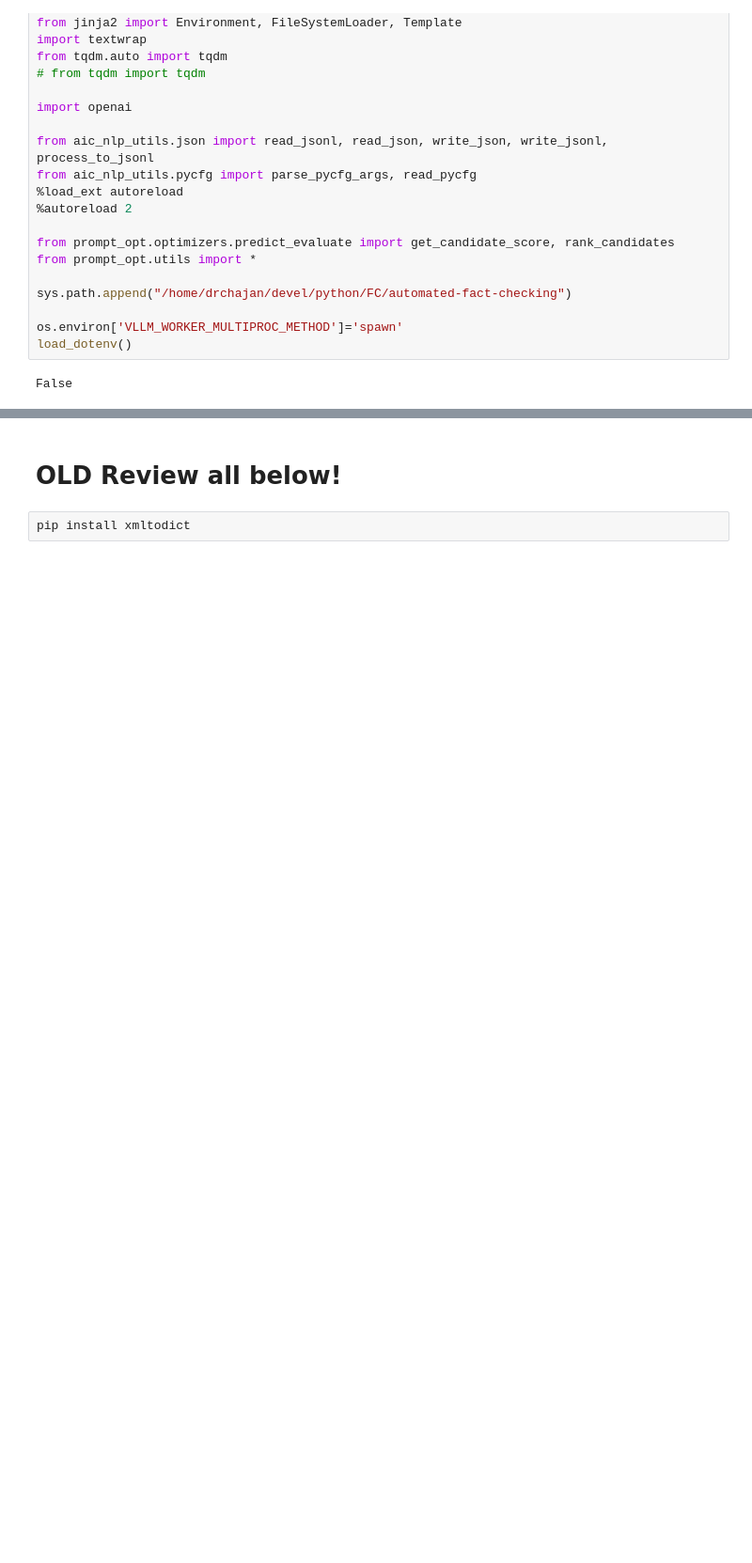
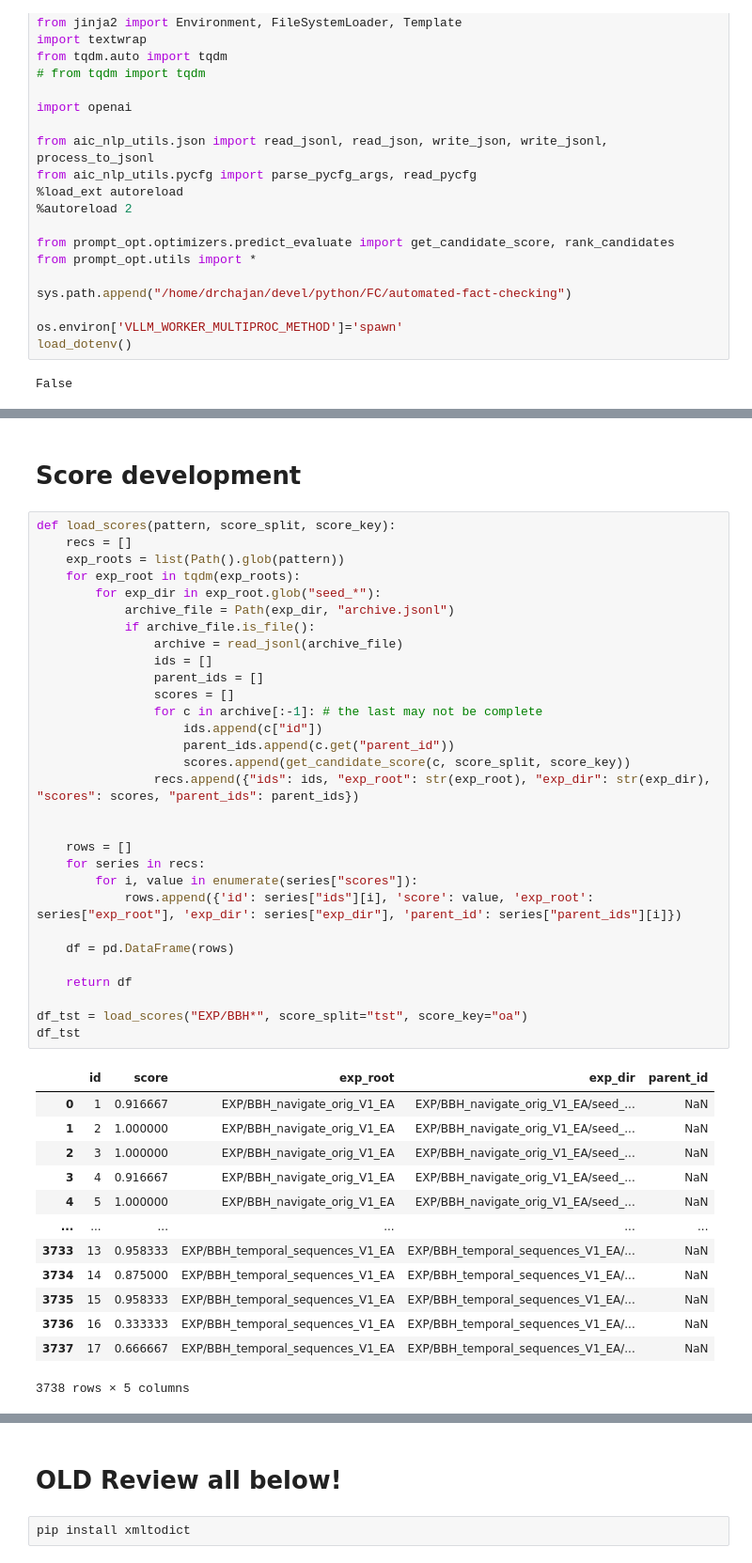
Before and after one commit to aic-factcheck/prompt_opt, a Jupyter notebook: notebooks/evaluation.ipynb, the cells around one changed output, grey strips where cells are left out. Shown at 94% size. Drawn from its saved outputs; the diff is of its cells as text; blank space fills up the shorter version.

```diff
--- a/notebooks/evaluation.ipynb
+++ b/notebooks/evaluation.ipynb
@@ -179,0 +178,46 @@ best_performers
+# %% [markdown]
+# Score development
+# %%
+def load_scores(pattern, score_split, score_key):
+    recs = []
+    exp_roots = list(Path().glob(pattern))
+    for exp_root in tqdm(exp_roots):
+        for exp_dir in exp_root.glob("seed_*"):
+            archive_file = Path(exp_dir, "archive.jsonl")
+            if archive_file.is_file():
+                archive = read_jsonl(archive_file)
+                ids = []
+                parent_ids = []
+                scores = []
+                for c in archive[:-1]: # the last may not be complete
+                    ids.append(c["id"])
+                    parent_ids.append(c.get("parent_id"))
+                    scores.append(get_candidate_score(c, score_split, score_key))
+                recs.append({"ids": ids, "exp_root": str(exp_root), "exp_dir": str(exp_dir), "scores": scores, "parent_ids": parent_ids})
+
+
+    rows = []
+    for series in recs:
+        for i, value in enumerate(series["scores"]):
+            rows.append({'id': series["ids"][i], 'score': value, 'exp_root': series["exp_root"], 'exp_dir': series["exp_dir"], 'parent_id': series["parent_ids"][i]})
+
+    df = pd.DataFrame(rows)
+
+    return df
+
+df_tst = load_scores("EXP/BBH*", score_split="tst", score_key="oa")
+df_tst
+# %% [output]
+|  | id | score | exp_root | exp_dir | parent_id |
+| 0 | 1 | 0.916667 | EXP/BBH_navigate_orig_V1_EA | EXP/BBH_navigate_orig_V1_EA/seed_... | NaN |
+| 1 | 2 | 1.000000 | EXP/BBH_navigate_orig_V1_EA | EXP/BBH_navigate_orig_V1_EA/seed_... | NaN |
+| 2 | 3 | 1.000000 | EXP/BBH_navigate_orig_V1_EA | EXP/BBH_navigate_orig_V1_EA/seed_... | NaN |
+| 3 | 4 | 0.916667 | EXP/BBH_navigate_orig_V1_EA | EXP/BBH_navigate_orig_V1_EA/seed_... | NaN |
+| 4 | 5 | 1.000000 | EXP/BBH_navigate_orig_V1_EA | EXP/BBH_navigate_orig_V1_EA/seed_... | NaN |
+| ... | ... | ... | ... | ... | ... |
+| 3733 | 13 | 0.958333 | EXP/BBH_temporal_sequences_V1_EA | EXP/BBH_temporal_sequences_V1_EA/... | NaN |
+| 3734 | 14 | 0.875000 | EXP/BBH_temporal_sequences_V1_EA | EXP/BBH_temporal_sequences_V1_EA/... | NaN |
+| 3735 | 15 | 0.958333 | EXP/BBH_temporal_sequences_V1_EA | EXP/BBH_temporal_sequences_V1_EA/... | NaN |
+| 3736 | 16 | 0.333333 | EXP/BBH_temporal_sequences_V1_EA | EXP/BBH_temporal_sequences_V1_EA/... | NaN |
+| 3737 | 17 | 0.666667 | EXP/BBH_temporal_sequences_V1_EA | EXP/BBH_temporal_sequences_V1_EA/... | NaN |
+3738 rows × 5 columns
```
Also changed, not shown: parts of 5 cells of this notebook, 54 other files.
